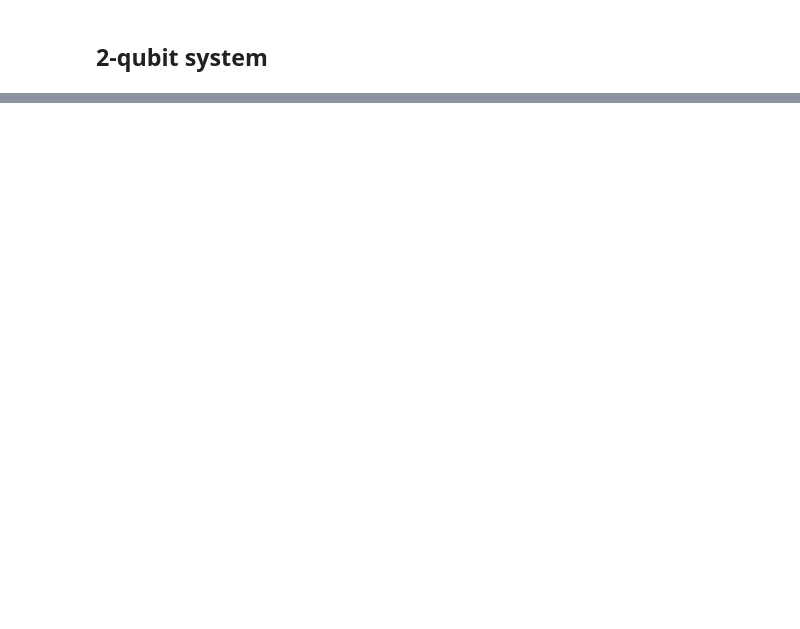
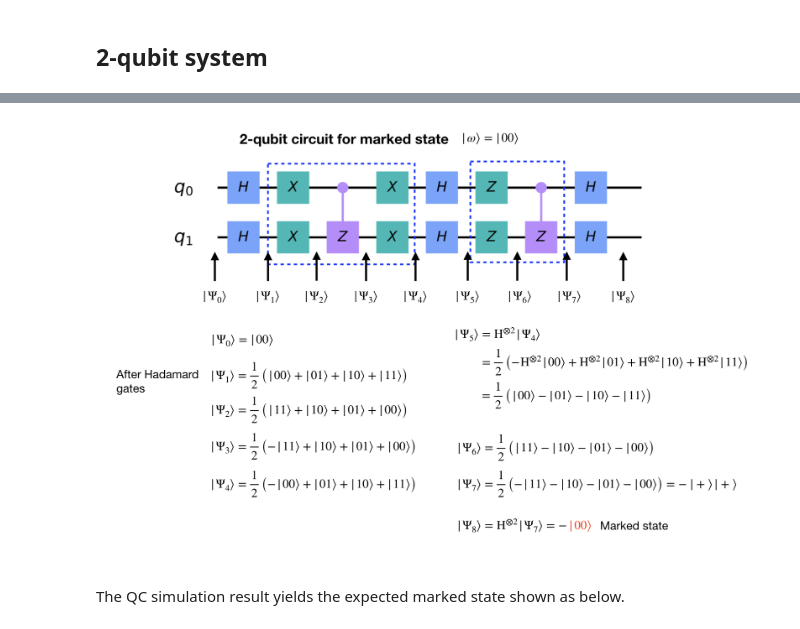
Before and after one commit to gimoonnam/QuantumComputing, a Jupyter notebook: Grover_Algorithm/2-qubit.ipynb, the cells around one changed output, grey strips where cells are left out. Drawn from its saved outputs; the diff is of its cells as text; code cells hidden in the pictures; blank space fills up the shorter version.

Commit message:
added 2-qubit Grover's circuits

```diff
--- a/Grover_Algorithm/2-qubit.ipynb
+++ b/Grover_Algorithm/2-qubit.ipynb
@@ -53,0 +72,7 @@ def circuitFor00(n):
+# %%
+from IPython.display import Image
+Image(filename='/Users/gimoonnam/Desktop/QCcircuit/grover_2-qubit_00.png')
+# %% [output]
+[figure, added]
+# %% [markdown]
+The QC simulation result yields the expected marked state shown as below.
```
Also changed, not shown: parts of 10 cells of this notebook.
